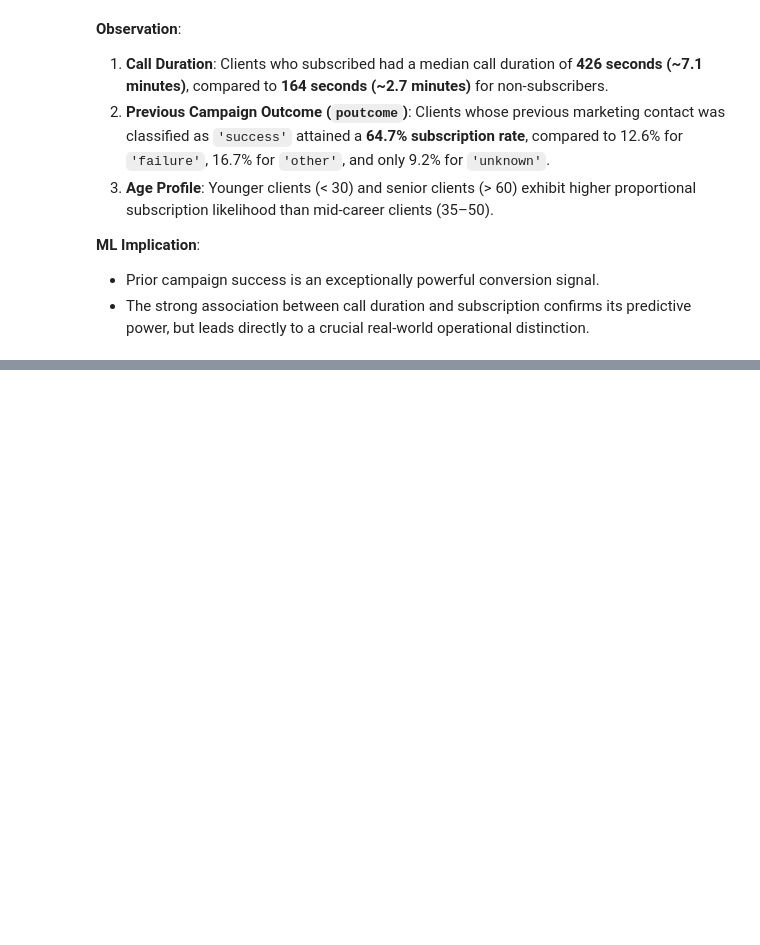
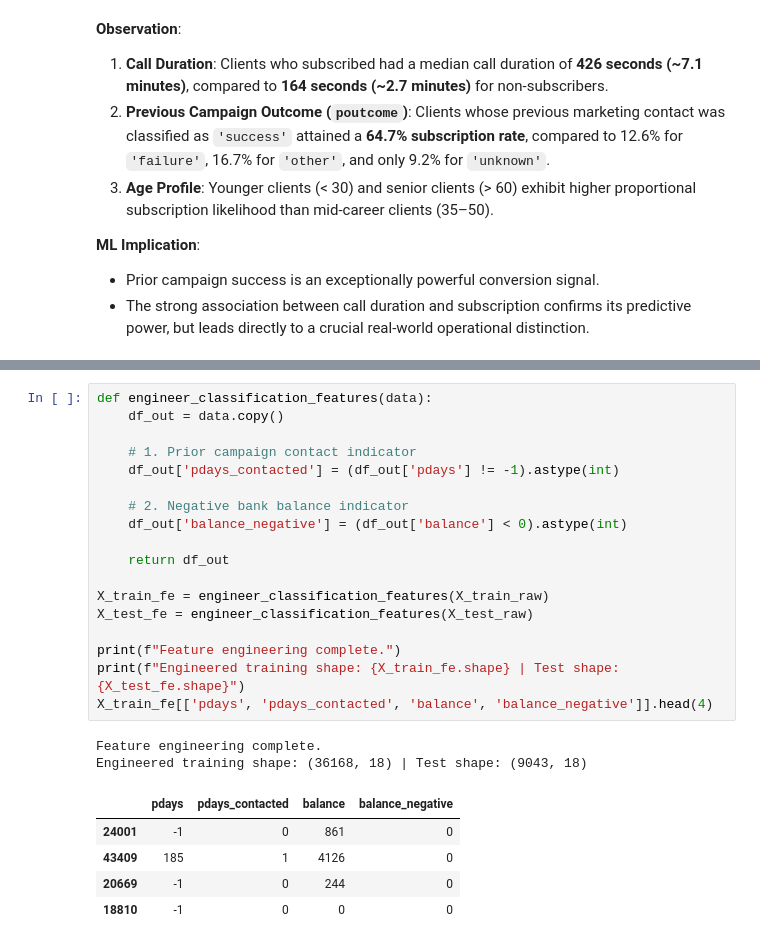
Before and after one commit to Ne-Ran/Machine-Learning-Capstone-Project, a Jupyter notebook: Notebooks/classification.ipynb, the cells around one changed output, grey strips where cells are left out. Drawn from its saved outputs; the diff is of its cells as text; blank space fills up the shorter version.

Commit message:
Add classification preprocessing and feature engineering

```diff
--- a/Notebooks/classification.ipynb
+++ b/Notebooks/classification.ipynb
@@ -411,0 +486,26 @@ Passing `palette` without assigning `hue` is deprecated and will be removed in v
+# %%
+def engineer_classification_features(data):
+    df_out = data.copy()
+
+    # 1. Prior campaign contact indicator
+    df_out['pdays_contacted'] = (df_out['pdays'] != -1).astype(int)
+
+    # 2. Negative bank balance indicator
+    df_out['balance_negative'] = (df_out['balance'] < 0).astype(int)
+
+    return df_out
+
+X_train_fe = engineer_classification_features(X_train_raw)
+X_test_fe = engineer_classification_features(X_test_raw)
+
+print(f"Feature engineering complete.")
+print(f"Engineered training shape: {X_train_fe.shape} | Test shape: {X_test_fe.shape}")
+X_train_fe[['pdays', 'pdays_contacted', 'balance', 'balance_negative']].head(4)
+# %% [output]
+Feature engineering complete.
+Engineered training shape: (36168, 18) | Test shape: (9043, 18)
+|  | pdays | pdays_contacted | balance | balance_negative |
+| 24001 | -1 | 0 | 861 | 0 |
+| 43409 | 185 | 1 | 4126 | 0 |
+| 20669 | -1 | 0 | 244 | 0 |
+| 18810 | -1 | 0 | 0 | 0 |
```
Also changed, not shown: parts of 7 cells of this notebook.
